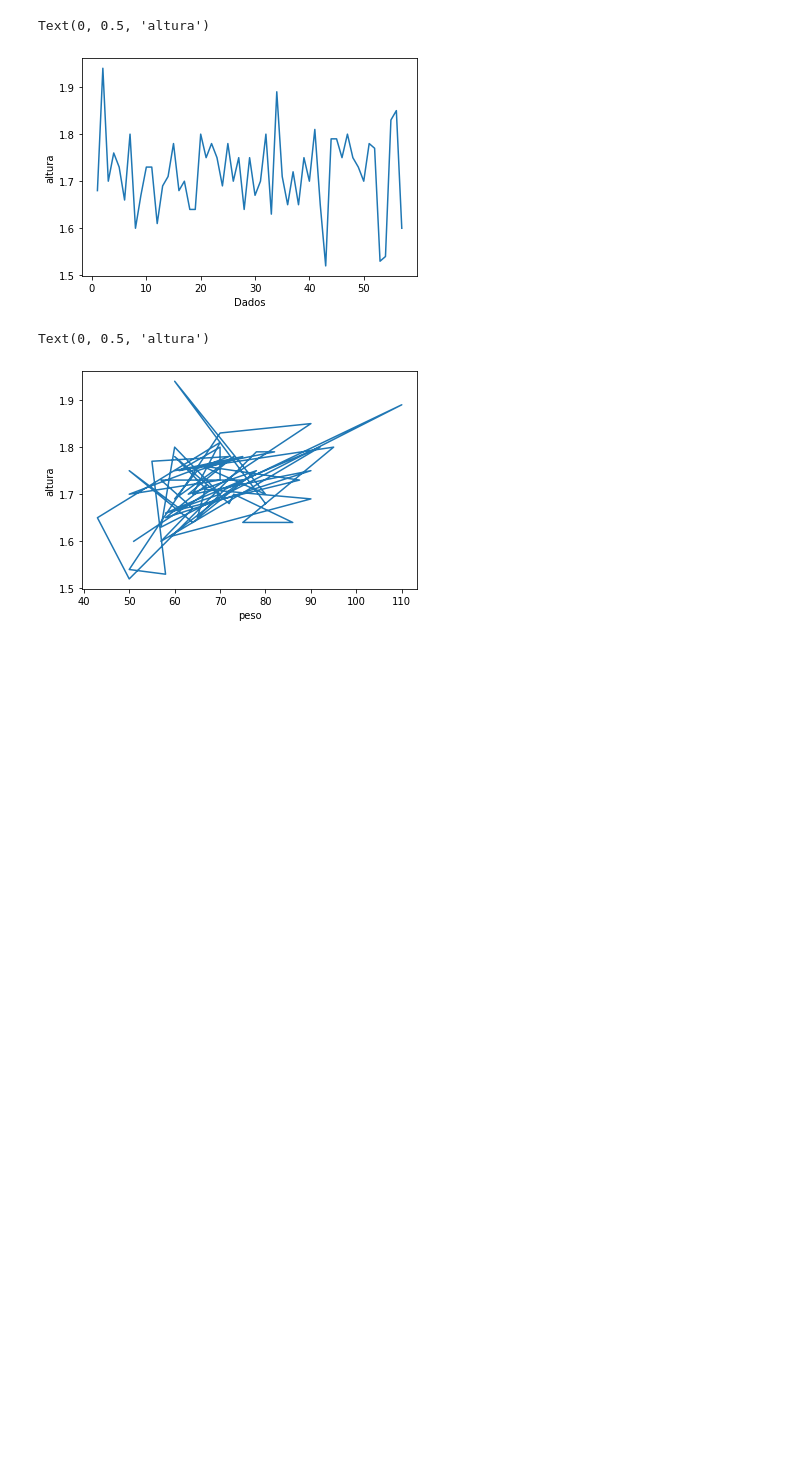
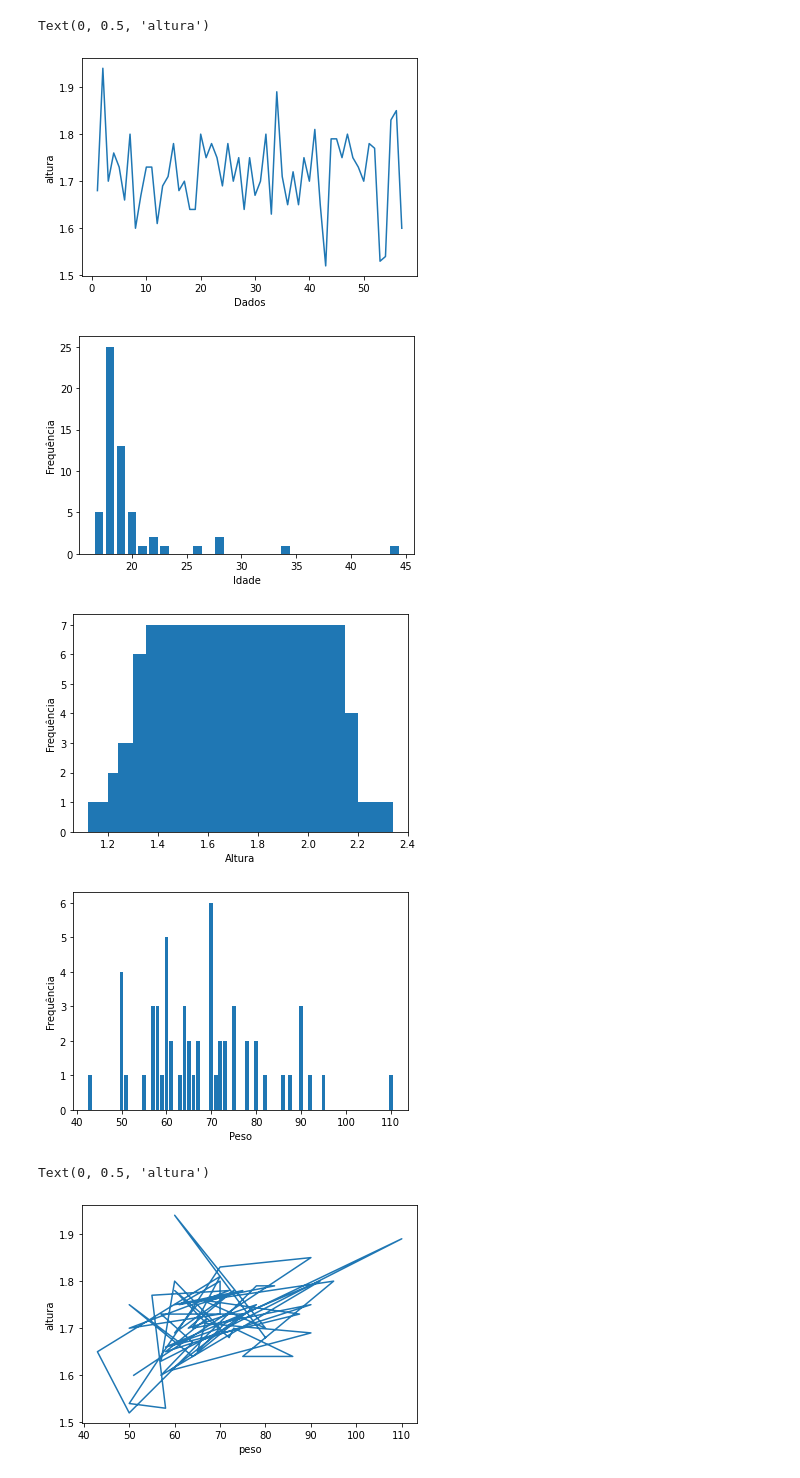
Before and after one commit to Victor17in/PythonCurso, a Jupyter notebook: exercícios/VictorAlmeida_aula9.ipynb, the cells around one changed output. Cells and saved outputs as stored; diff of their text form; code cells hidden in the pictures; blank space fills up the shorter version.

```diff
--- a/exercícios/VictorAlmeida_aula9.ipynb
+++ b/exercícios/VictorAlmeida_aula9.ipynb
@@ -262,6 +262,50 @@ plt.ylabel("altura")
 # %% [output]
 Text(0, 0.5, 'altura')
 [figure]
+# %%
+freq = []
+dados = []
+
+for j in idade:
+		if j not in dados:
+			dados.append(j)
+
+for k in dados:
+		freq.append(idade.count(k))
+
+freq1 = []
+dados1 = []
+
+for j in altura:
+		if j not in dados1:
+			dados1.append(j)
+
+for k in dados1:
+		freq1.append(altura.count(k))
+
+freq2 = []
+dados2 = []
+
+for j in peso:
+		if j not in dados2:
+			dados2.append(j)
+
+for k in dados2:
+		freq2.append(peso.count(k))
+
+def grafico(data,freq,x_label,y_label):
+	plt.bar(data,freq)
+	plt.xlabel(x_label)
+	plt.ylabel(y_label)
+	plt.show()
+
+grafico(dados,freq,'Idade','Frequência')
+grafico(dados1,freq1,'Altura','Frequência')
+grafico(dados2,freq2,'Peso','Frequência')
+# %% [output]
+[figure, added]
+[figure, added]
+[figure, added]
 # %%
 plt.plot(peso,altura)
 plt.xlabel("peso")
```
Also changed, not shown: parts of 2 cells of this notebook.
